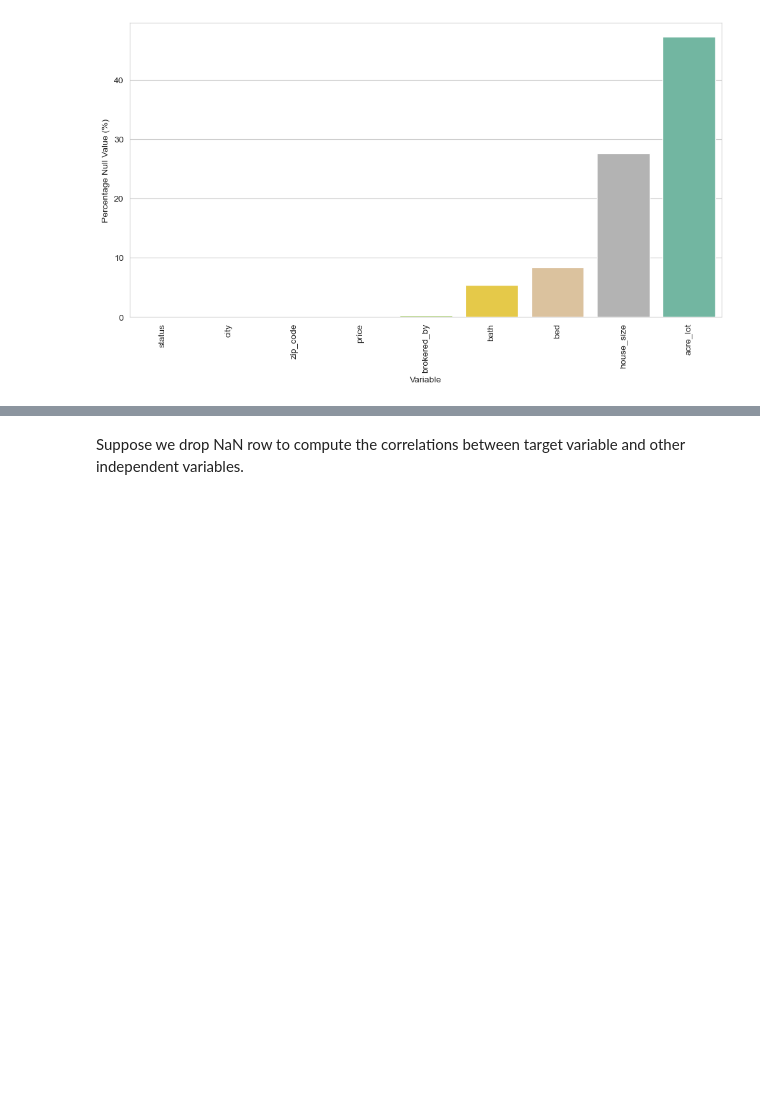
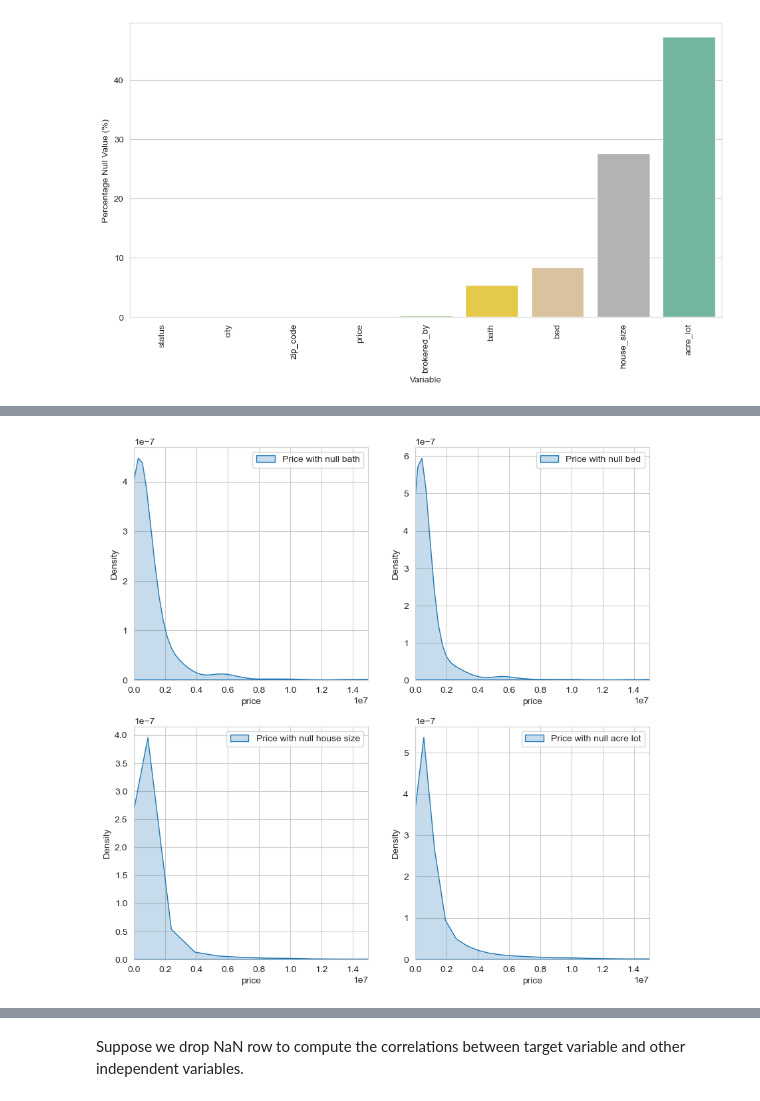
Before and after one commit to duclaiAI/DataScience_Project, a Jupyter notebook: Chicago, Los Angeles, New York Real Estate Analysis/Chicago, Los Angeles, New York Real Estate Analysis.ipynb, the cells around one changed output, grey strips where cells are left out. Saved outputs shown, nothing was run; the diff lists cells and outputs as text; code cells hidden in the pictures; blank space fills up the shorter version.

```diff
--- a/Chicago, Los Angeles, New York Real Estate Analysis/Chicago, Los Angeles, New York Real Estate Analysis.ipynb
+++ b/Chicago, Los Angeles, New York Real Estate Analysis/Chicago, Los Angeles, New York Real Estate Analysis.ipynb
@@ -175,0 +194,16 @@ plt.ylabel('Percentage Null Value (%)');
+# %%
+
+fig, ax = plt.subplots(2,2, figsize=(10,10))
+sns.kdeplot(df[np.isnan(df.bath)]['price'], ax=ax[0, 0], fill=True, palette="Set2", label='Price with null bath')
+sns.kdeplot(df[np.isnan(df.bed)]['price'], ax=ax[0, 1], fill=True, palette="Set2", label='Price with null bed')
+sns.kdeplot(df[np.isnan(df.house_size)]['price'], ax=ax[1, 0], fill=True, palette="Set2", label='Price with null house size')
+sns.kdeplot(df[np.isnan(df.acre_lot)]['price'], ax=ax[1, 1], fill=True, palette="Set2", label='Price with null acre lot')
+
+x_limits = (0, 15000000)
+for axis in ax.flat:
+    axis.set_xlim(x_limits)
+
+for axis in ax.flat:
+    axis.legend();
+# %% [output]
+[figure, added]
```
Also changed, not shown: parts of 43 cells of this notebook.
